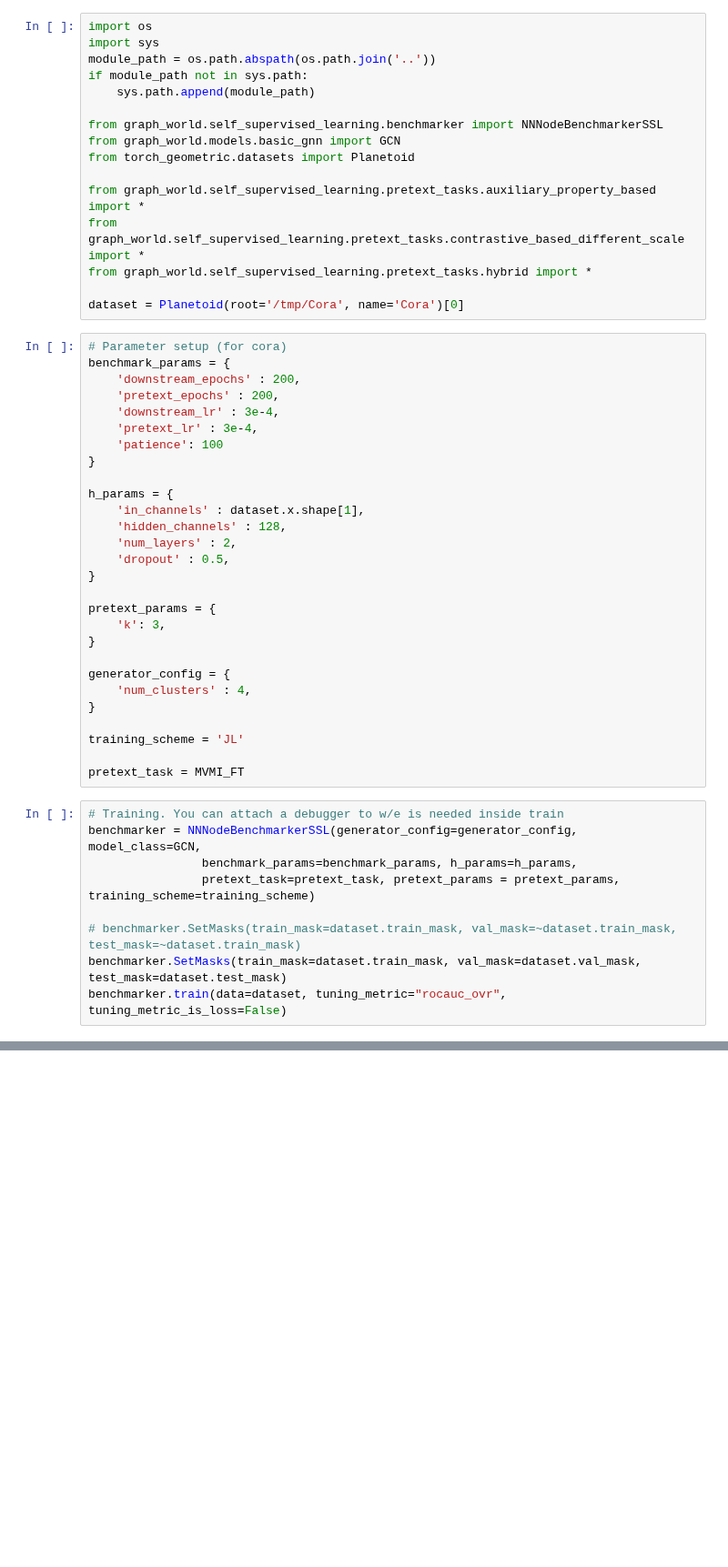
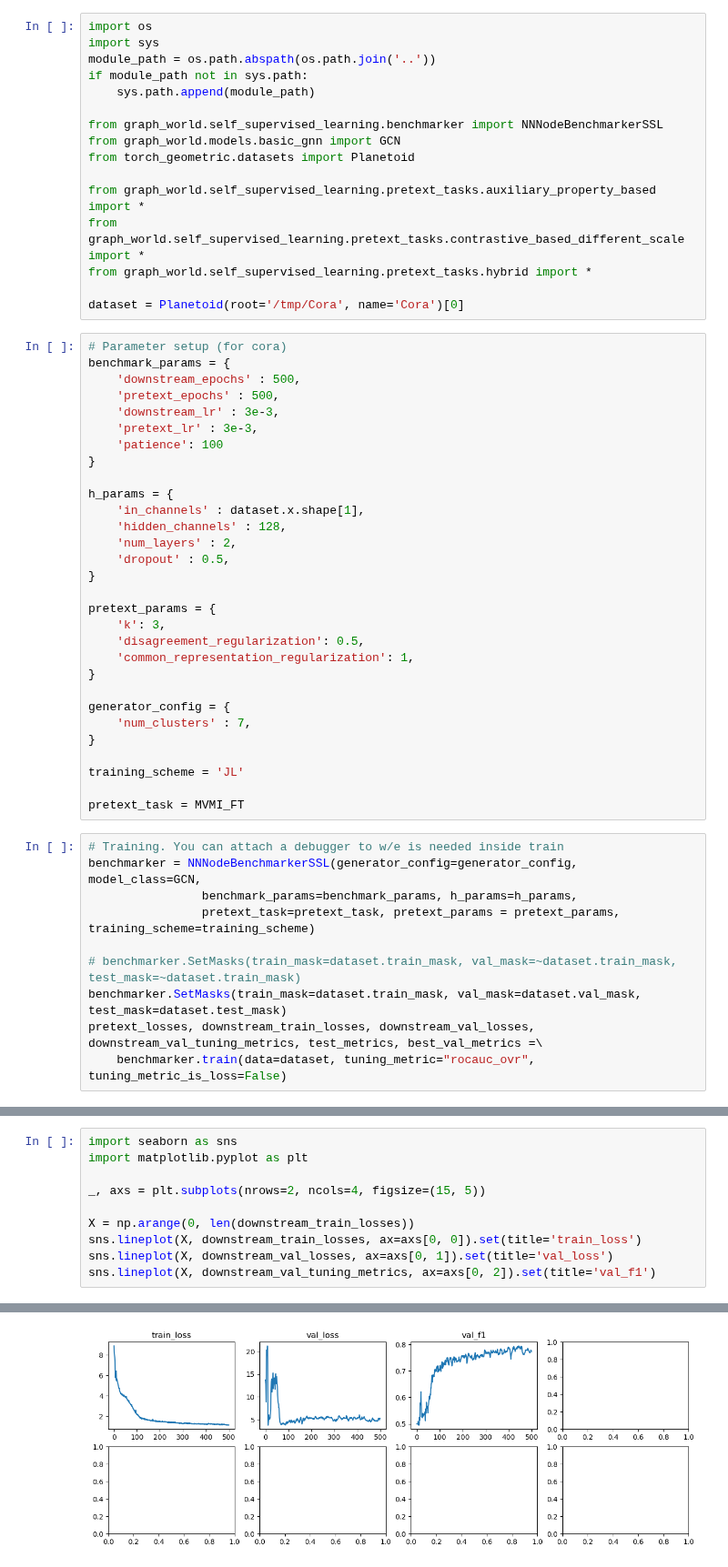
Before and after one commit to ITU-Thesis/graphworld, a Jupyter notebook: src/notebooks/testing_notebook_D.ipynb, the cells around one changed output, grey strips where cells are left out. Shown at 91% size. Cells and saved outputs as stored; diff of their text form; blank space fills up the shorter version.

```diff
--- a/src/notebooks/testing_notebook_D.ipynb
+++ b/src/notebooks/testing_notebook_D.ipynb
@@ -24,10 +24,10 @@ dataset = Planetoid(root='/tmp/Cora', name='Cora')[0]
 # %%
 # Parameter setup (for cora)
 benchmark_params = {
-    'downstream_epochs' : 200,
-    'pretext_epochs' : 200,
-    'downstream_lr' : 3e-4,
-    'pretext_lr' : 3e-4,
+    'downstream_epochs' : 500,
+    'pretext_epochs' : 500,
+    'downstream_lr' : 3e-3,
+    'pretext_lr' : 3e-3,
     'patience': 100
 }
 
@@ -40,10 +40,12 @@ h_params = {
 
 pretext_params = {
     'k': 3,
+    'disagreement_regularization': 0.5,
+    'common_representation_regularization': 1,
 }
 
 generator_config = {
-    'num_clusters' : 4,
+    'num_clusters' : 7,
 }
 
 training_scheme = 'JL'
@@ -57,4 +59,5 @@ benchmarker = NNNodeBenchmarkerSSL(generator_config=generator_config, model_clas
 
 # benchmarker.SetMasks(train_mask=dataset.train_mask, val_mask=~dataset.train_mask, test_mask=~dataset.train_mask)
 benchmarker.SetMasks(train_mask=dataset.train_mask, val_mask=dataset.val_mask, test_mask=dataset.test_mask)
-benchmarker.train(data=dataset, tuning_metric="rocauc_ovr", tuning_metric_is_loss=False)
+pretext_losses, downstream_train_losses, downstream_val_losses, downstream_val_tuning_metrics, test_metrics, best_val_metrics =\
+    benchmarker.train(data=dataset, tuning_metric="rocauc_ovr", tuning_metric_is_loss=False)
@@ -62,0 +68,11 @@ IndexError: Target 4 is out of bounds.
+# %%
+import seaborn as sns
+import matplotlib.pyplot as plt
+
+_, axs = plt.subplots(nrows=2, ncols=4, figsize=(15, 5))
+
+X = np.arange(0, len(downstream_train_losses))
+sns.lineplot(X, downstream_train_losses, ax=axs[0, 0]).set(title='train_loss')
+sns.lineplot(X, downstream_val_losses, ax=axs[0, 1]).set(title='val_loss')
+sns.lineplot(X, downstream_val_tuning_metrics, ax=axs[0, 2]).set(title='val_f1')
+# %% [output]
@@ -62,0 +80 @@ IndexError: Target 4 is out of bounds.
+[figure, added]
```
Also changed, not shown: parts of 3 cells of this notebook, 4 other files.
